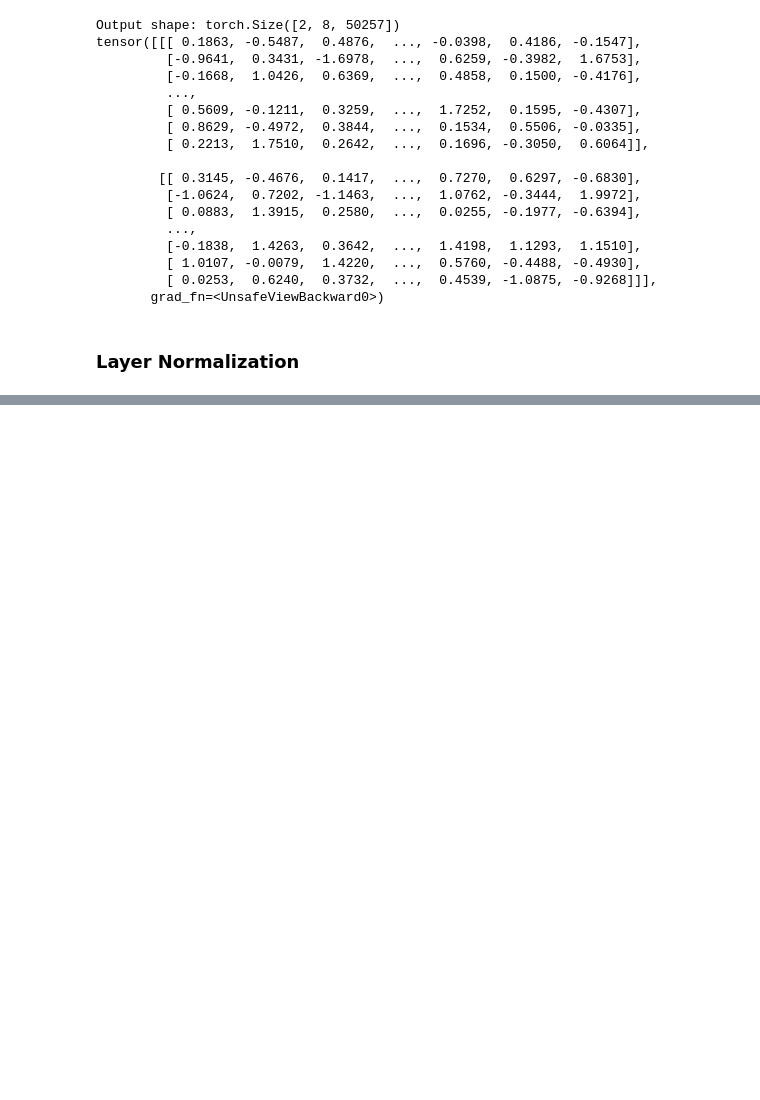
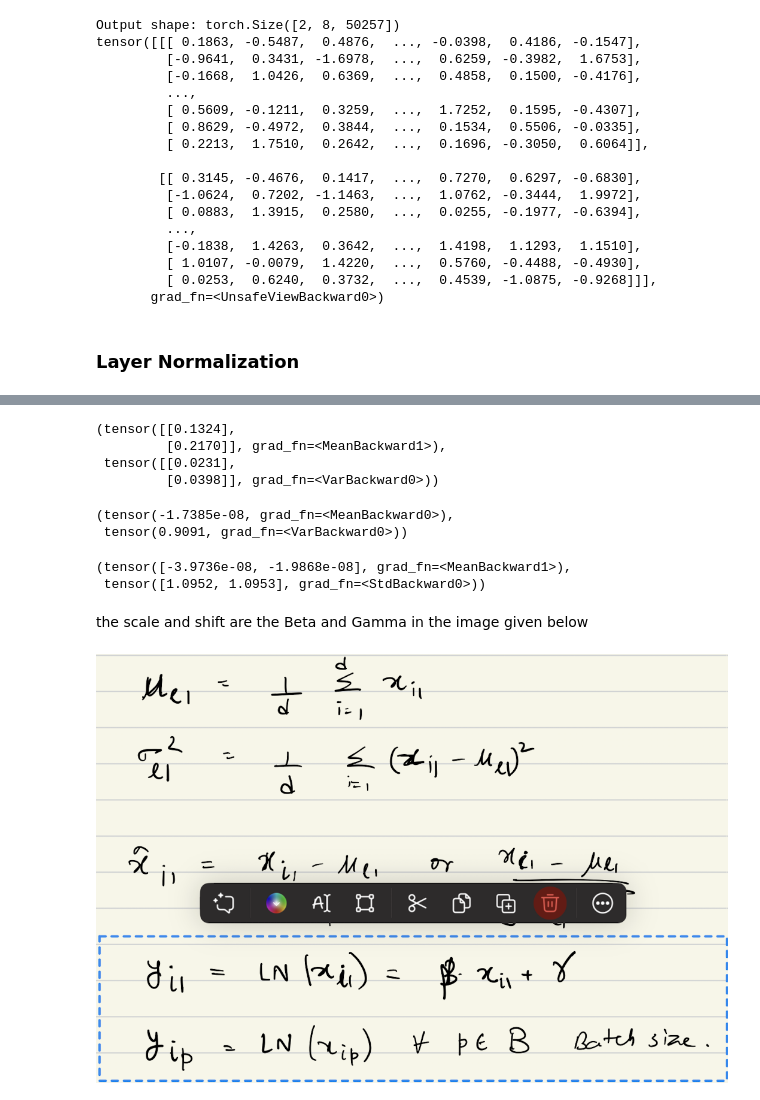
Before and after one commit to pranav-satheesan/Build-LLM-from-scratch, a Jupyter notebook: gpt_from_scratch.ipynb, the cells around one changed output, grey strips where cells are left out. Saved outputs shown, nothing was run; the diff lists cells and outputs as text; code cells hidden in the pictures; blank space fills up the shorter version.

```diff
--- a/gpt_from_scratch.ipynb
+++ b/gpt_from_scratch.ipynb
@@ -130,0 +152,15 @@ tensor([[[ 0.1863, -0.5487,  0.4876,  ..., -0.0398,  0.4186, -0.1547],
+# %%
+out_mean = out.mean(dim = -1, keepdim = True)
+out_var = out.var(dim = -1, keepdim = True)
+out_mean, out_var
+# %% [output]
+(tensor([[0.1324],
+         [0.2170]], grad_fn=<MeanBackward1>),
+ tensor([[0.0231],
+         [0.0398]], grad_fn=<VarBackward0>))
+# %%
+out_normed = (out - out_mean)/torch.sqrt(out_var)
+out_normed.mean(), out_normed.var()
+# %% [output]
+(tensor(-1.7385e-08, grad_fn=<MeanBackward0>),
+ tensor(0.9091, grad_fn=<VarBackward0>))
@@ -130,0 +181,14 @@ tensor([[[ 0.1863, -0.5487,  0.4876,  ..., -0.0398,  0.4186, -0.1547],
+# %%
+ln = LayerNorm(6)
+outputs_normed = ln(out)
+outputs_normed.mean(dim = -1), outputs_normed.std(dim = -1)
+# %% [output]
+(tensor([-3.9736e-08, -1.9868e-08], grad_fn=<MeanBackward1>),
+ tensor([1.0952, 1.0953], grad_fn=<StdBackward0>))
+# %% [markdown]
+the scale and shift are the Beta and Gamma in the image given below
+# %%
+from IPython.display import Image
+Image(filename='/Users/pranavsatheesan/Desktop/codes/Build-LLM-from-scratch/Screenshot 2025-04-26 at 3.49.04 PM.png')
+# %% [output]
+[figure, added]
```
Also changed, not shown: parts of 41 cells of this notebook, 17 other files.
